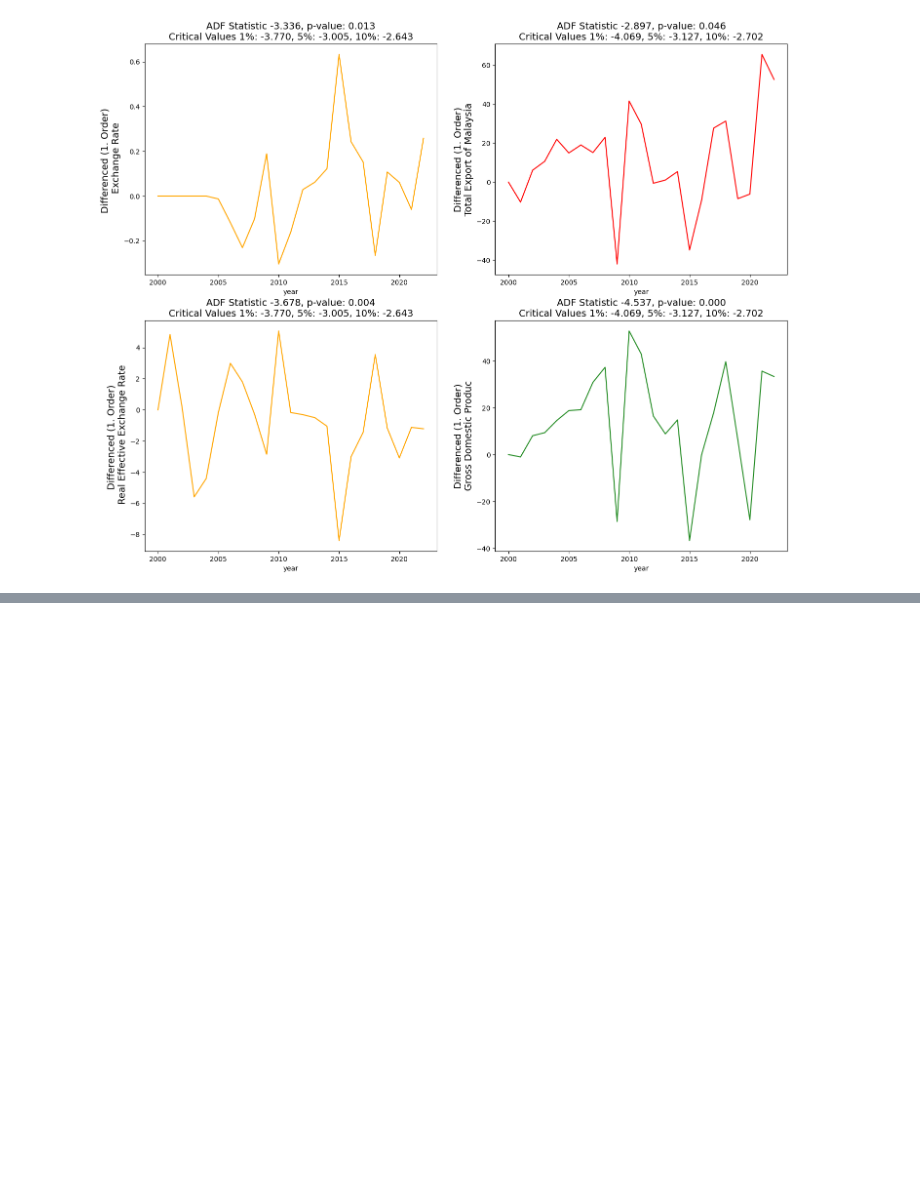
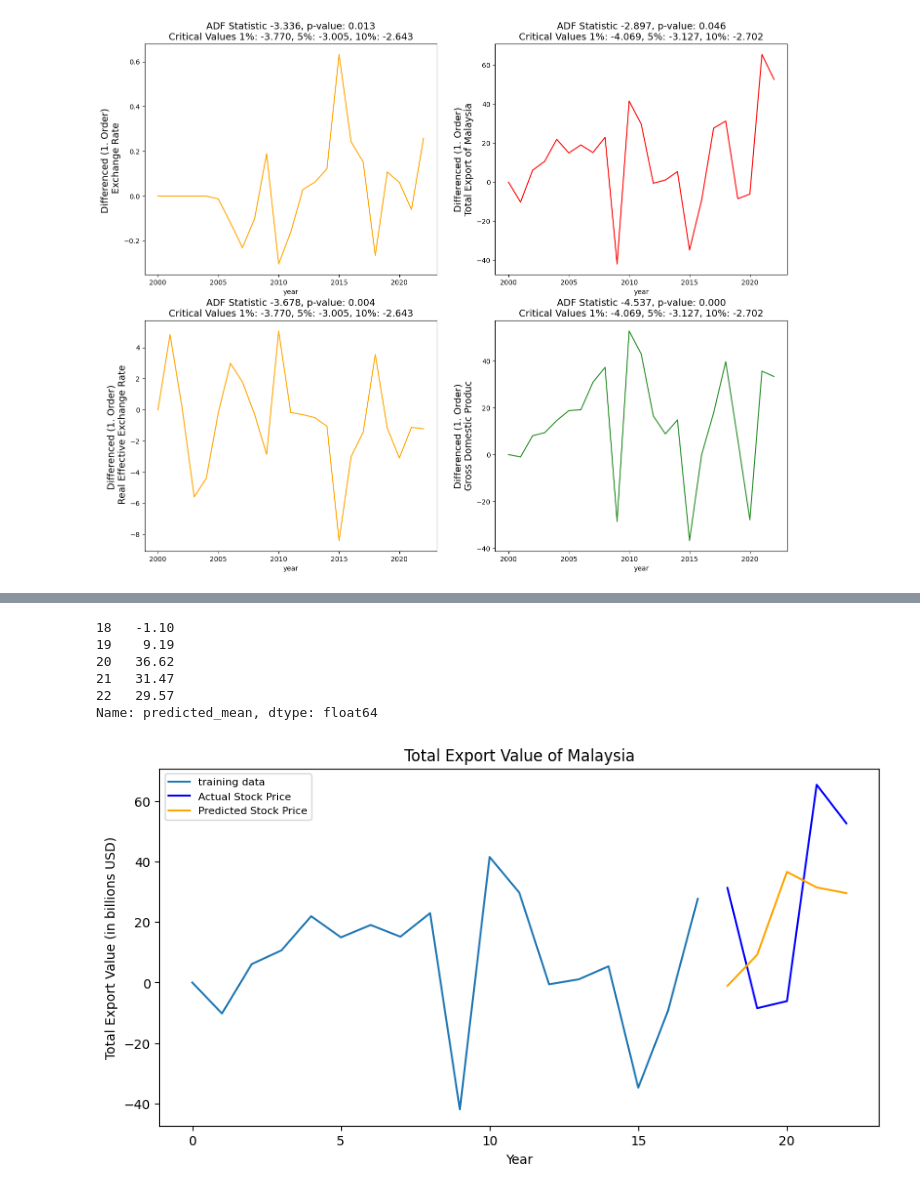
Before and after one commit to jhwong97/wqd7002-forecasting-export-project, a Jupyter notebook: main-code.ipynb, the cells around one changed output, grey strips where cells are left out. Drawn from its saved outputs; the diff is of its cells as text; code cells hidden in the pictures; blank space fills up the shorter version.

```diff
--- a/main-code.ipynb
+++ b/main-code.ipynb
@@ -217,0 +289,6 @@ visualize_adfuller_results(final_df['Export1'].values, ' Differenced (1. Order)
+# %%
+# Fit model
+model = ARIMA(y_train, order=(3,2,0))
+
+model_fit = model.fit()
+print(model_fit.summary())
@@ -217,0 +313,27 @@ visualize_adfuller_results(final_df['Export1'].values, ' Differenced (1. Order)
+# %%
+# Forecast the results using the test data
+fc = model_fit.forecast(5, alpha=0.05)  # 95% conf
+print(fc)
+# %% [output]
+18   -1.10
+19    9.19
+20   36.62
+21   31.47
+22   29.57
+Name: predicted_mean, dtype: float64
+# %%
+# Make as pandas series
+fc_series = pd.Series(fc)
+
+# PLot graph to view the predicted and actual total export value
+plt.figure(figsize=(10,5), dpi=100)
+plt.plot(y_train, label='training data')
+plt.plot(y_test, color = 'blue', label='Actual Stock Price')
+plt.plot(fc_series, color = 'orange',label='Predicted Stock Price')
+plt.title('Total Export Value of Malaysia')
+plt.xlabel('Year')
+plt.ylabel('Total Export Value (in billions USD)')
+plt.legend(loc='upper left', fontsize=8)
+plt.show()
+# %% [output]
+[figure, added]
```
Also changed, not shown: parts of 8 cells of this notebook.
